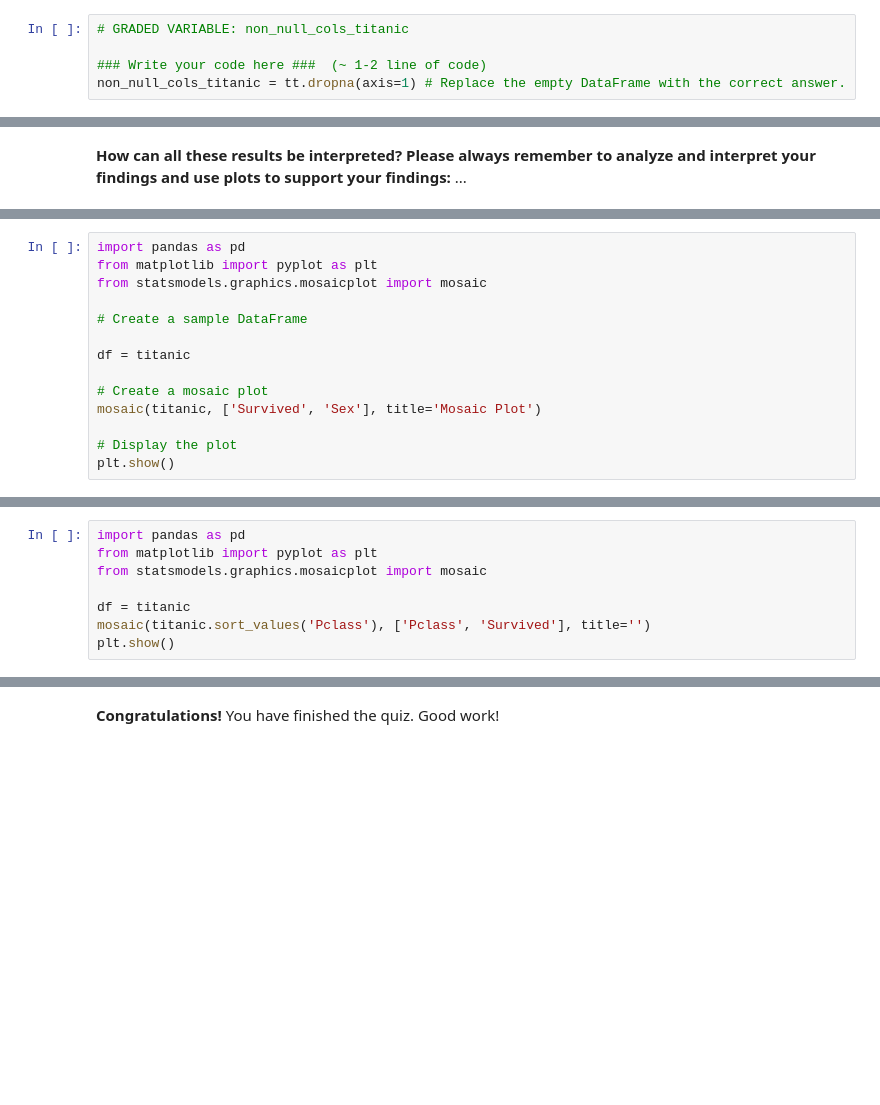
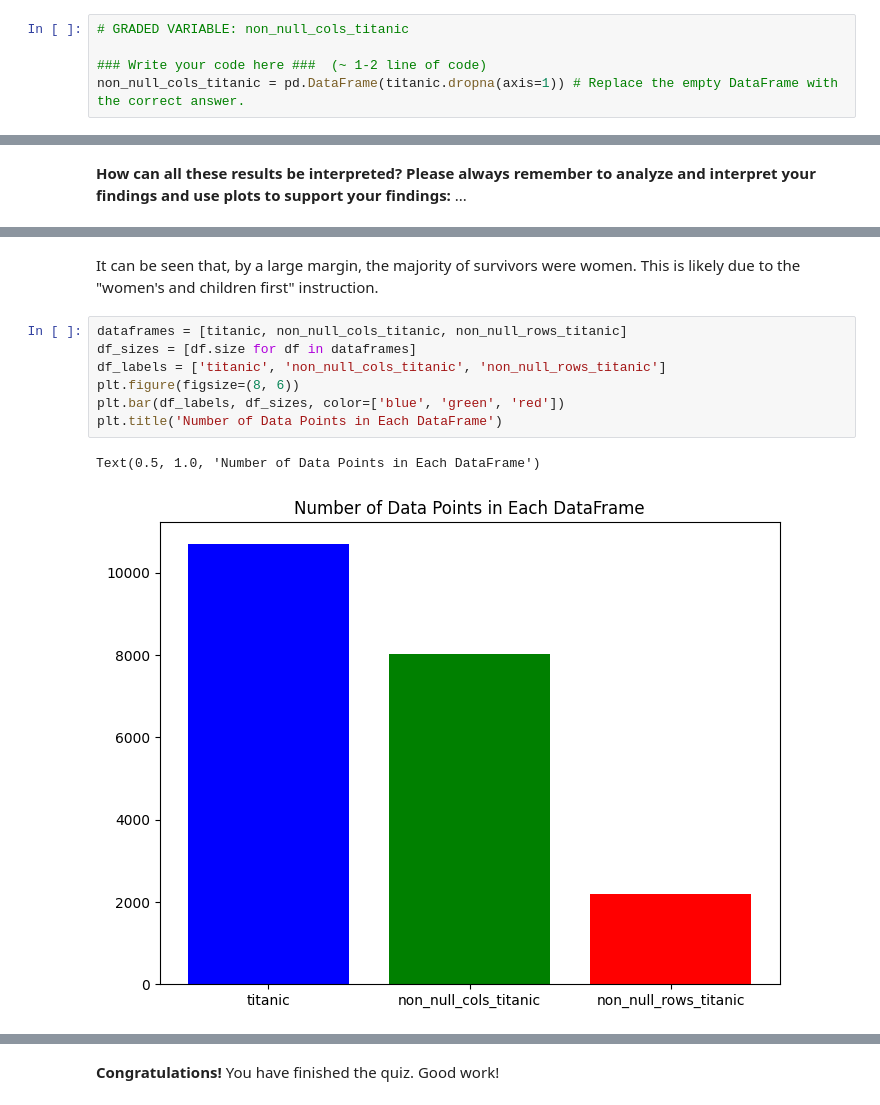
Before and after one commit to MateoAV/MetNumUN2024II, a Jupyter notebook: Quiz3/mavivasa_Quiz3.ipynb, the cells around one changed output, grey strips where cells are left out. Drawn from its saved outputs; the diff is of its cells as text; blank space fills up the shorter version.

```diff
--- a/Quiz3/mavivasa_Quiz3.ipynb
+++ b/Quiz3/mavivasa_Quiz3.ipynb
@@ -502,7 +525,7 @@ dtype: int64
 # GRADED VARIABLE: non_null_cols_titanic
 
 ### Write your code here ###  (~ 1-2 line of code)
-non_null_cols_titanic = tt.dropna(axis=1) # Replace the empty DataFrame with the correct answer.
+non_null_cols_titanic = pd.DataFrame(titanic.dropna(axis=1)) # Replace the empty DataFrame with the correct answer.
 # %%
 #TEST_CELL
 non_null_cols_titanic.count()
@@ -716,14 +718,0 @@ plt.show()
-# %%
-import pandas as pd
-from matplotlib import pyplot as plt
-from statsmodels.graphics.mosaicplot import mosaic
-
-# Create a sample DataFrame
-
-df = titanic
-
-# Create a mosaic plot
-mosaic(titanic, ['Survived', 'Sex'], title='Mosaic Plot')
-
-# Display the plot
-plt.show()
@@ -735,8 +718,0 @@ La cantidad de sobrevivientes es inversa a la cantidad de muertos por sexo; a ma
-# %%
-import pandas as pd
-from matplotlib import pyplot as plt
-from statsmodels.graphics.mosaicplot import mosaic
-
-df = titanic
-mosaic(titanic.sort_values('Pclass'), ['Pclass', 'Survived'], title='')
-plt.show()
@@ -768,0 +751,12 @@ Hay relación entre la cantidad de personas que sobreviven y el tipo de embarcac
+# %% [markdown]
+It can be seen that, by a large margin, the majority of survivors were women. This is likely due to the "women's and children first" instruction.
+# %%
+dataframes = [titanic, non_null_cols_titanic, non_null_rows_titanic]
+df_sizes = [df.size for df in dataframes]
+df_labels = ['titanic', 'non_null_cols_titanic', 'non_null_rows_titanic']
+plt.figure(figsize=(8, 6))
+plt.bar(df_labels, df_sizes, color=['blue', 'green', 'red'])
+plt.title('Number of Data Points in Each DataFrame')
+# %% [output]
+Text(0.5, 1.0, 'Number of Data Points in Each DataFrame')
+[figure, added]
```
Also changed, not shown: parts of 40 cells of this notebook.
